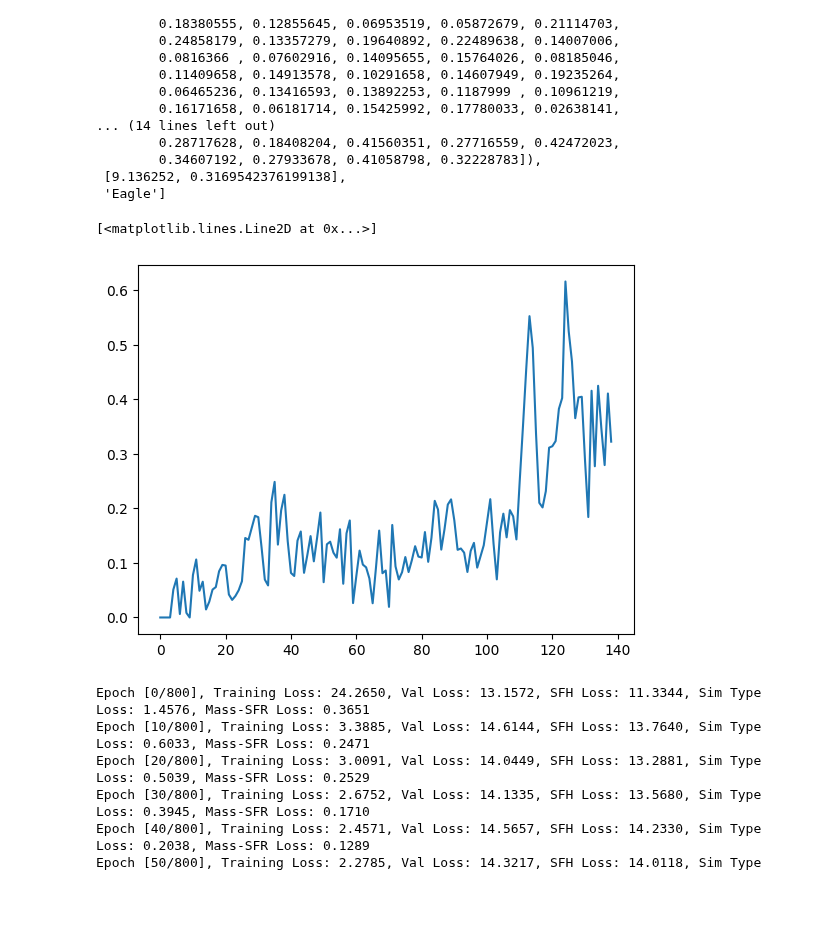
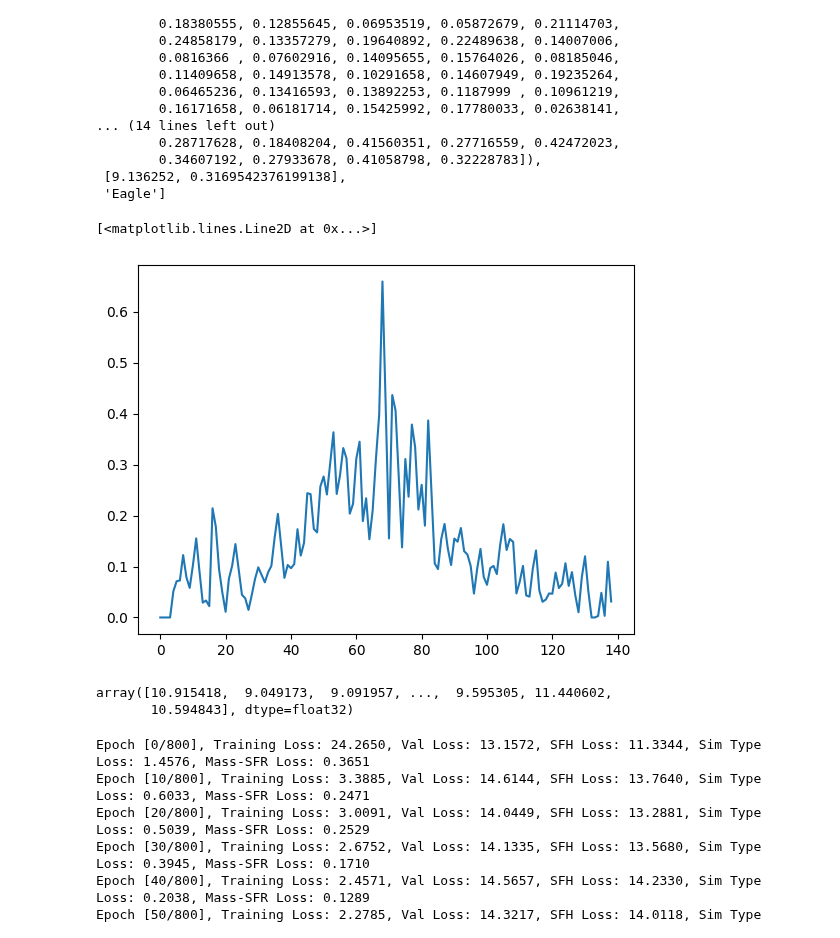
Before and after one commit to harrypenguin/Astrostatistics-Models, a Jupyter notebook: PlotsDrafts.ipynb, the cells around one changed output. Drawn from its saved outputs; the diff is of its cells as text; code cells hidden in the pictures; blank space fills up the shorter version.

```diff
--- a/PlotsDrafts.ipynb
+++ b/PlotsDrafts.ipynb
@@ -57,10 +57,10 @@ combined[1]
  'Eagle']
 # %%
 import matplotlib.pyplot as plt
-plt.plot(combined[1][0])
+plt.plot(combined[42][0])
 # %% [output]
 [<matplotlib.lines.Line2D at 0x...>]
-[figure, old version]
+[figure, new version]
 # %%
 import numpy as np
 import torch
@@ -100,6 +100,11 @@ test_dataset = TensorDataset(SFH_test_tensor, labels_test_tensor, mass_sfr_test_
 train_loader = DataLoader(train_dataset, batch_size=200, shuffle=True)
 val_loader = DataLoader(val_dataset, batch_size=200, shuffle=False)
 test_loader = DataLoader(test_dataset, batch_size=200, shuffle=False)
+# %%
+mass_sfr.T[0]
+# %% [output]
+array([10.915418,  9.049173,  9.091957, ...,  9.595305, 11.440602,
+       10.594843], dtype=float32)
 # %%
 device = torch.device("mps")
 # %%
```
Also changed, not shown: parts of 4 cells of this notebook, 12 other files.
